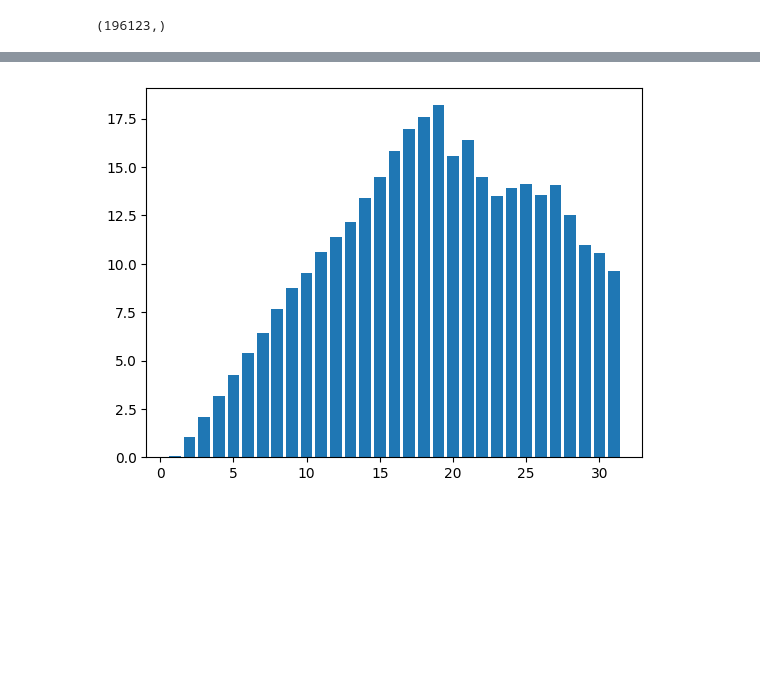
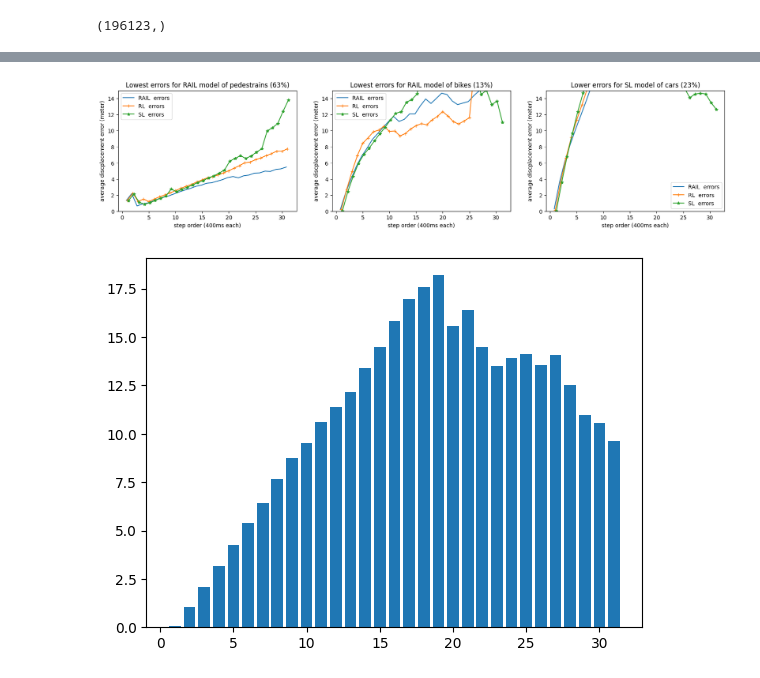
Before and after one commit to engyasin/SLRL, a Jupyter notebook: ind_model/draw_results.ipynb, the cells around one changed output, grey strips where cells are left out. Saved outputs shown, nothing was run; the diff lists cells and outputs as text; code cells hidden in the pictures; blank space fills up the shorter version.

```diff
--- a/ind_model/draw_results.ipynb
+++ b/ind_model/draw_results.ipynb
@@ -543,3 +617,40 @@ peds_last
+# %%
+max_step = 31
+#all_peds = np.array([peds,peds_last]).T.flatten()
+plt.figure(figsize=(20,4))
+plt.subplot(1,3,1)
+plt.plot(np.array(range(1,1+(max_step),1))-0.2,peds[:max_step],label='RAIL  errors')
+plt.plot(np.array(range(1,1+(max_step),1)),peds_rule[:max_step],marker='+',label='RL  errors')
+plt.plot(np.array(range(1,1+(max_step),1))+0.2,peds_last[:max_step],marker='*',label='SL  errors')
+plt.xlabel('step order (400ms each)')
+plt.ylim(0,15)
+plt.ylabel('average discplacement error (meter)')
+plt.title('Lowest errors for RAIL model of pedestrains (63%)')
+plt.legend()
+
+plt.subplot(1,3,2)
+plt.plot(np.array(range(1,1+(max_step),1))-0.2,bikes[:max_step],label='RAIL  errors')
+plt.plot(np.array(range(1,1+(max_step),1)),bikes_rule[:max_step],marker='+',label='RL  errors')
+plt.plot(np.array(range(1,1+(max_step),1))+0.2,bikes_last[:max_step],marker='*',label='SL  errors')
+plt.xlabel('step order (400ms each)')
+plt.ylim(0,15)
+plt.ylabel('average discplacement error (meter)')
+plt.title('Lowest errors for RAIL model of bikes (13%)')
+plt.legend()
+
+plt.subplot(1,3,3)
+plt.plot(np.array(range(1,1+(max_step),1))-0.2,cars[:max_step],label='RAIL  errors')
+plt.plot(np.array(range(1,1+(max_step),1)),cars_rule[:max_step],marker='+',label='RL  errors')
+plt.plot(np.array(range(1,1+(max_step),1))+0.2,cars_last[:max_step],marker='*',label='SL  errors')
+plt.xlabel('step order (400ms each)')
+plt.ylim(0,15)
+plt.ylabel('average discplacement error (meter)')
+plt.title('Lower errors for SL model of cars (23%)')
+plt.legend()
+
+plt.show()
+# %% [output]
+[figure, added]
 # %%
 from results_unid import *
 
```
Also changed, not shown: parts of 4 cells of this notebook, 12 other files.
